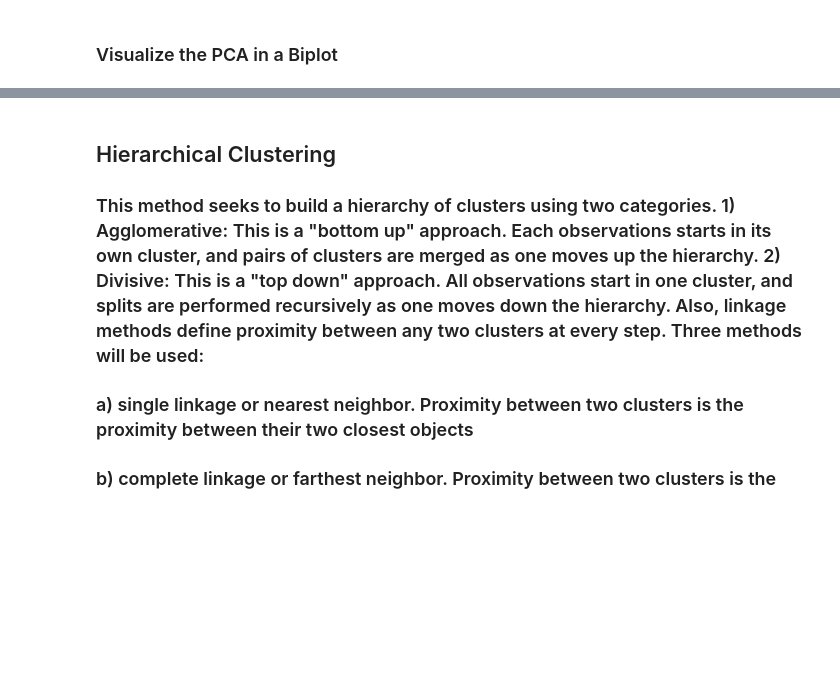
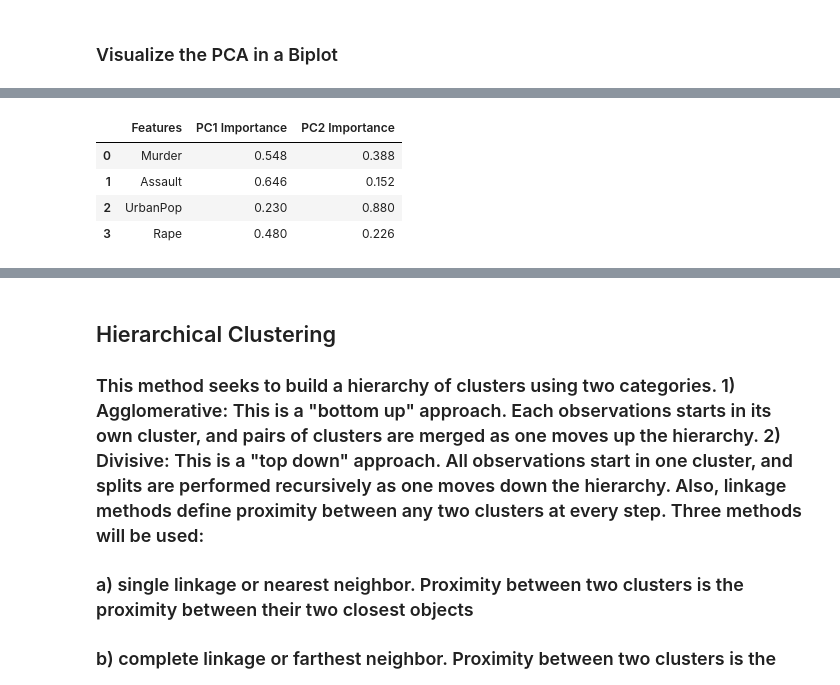
Before and after one commit to ZenJB/Capstone-Project-USArrests, a Jupyter notebook: USArrests_PCA.ipynb, the cells around one changed output, grey strips where cells are left out. Saved outputs shown, nothing was run; the diff lists cells and outputs as text; code cells hidden in the pictures; blank space fills up the shorter version.

```diff
--- a/USArrests_PCA.ipynb
+++ b/USArrests_PCA.ipynb
@@ -215,0 +227,18 @@ biplot(PC,
+# %%
+# Feature importance
+pd.set_option('display.float_format', lambda x: '%.3f' % x) #change precision to see more decimal places
+
+pc1 = abs( pca.components_[0] ) #components x features - access at index 0 to get the first component
+pc2 = abs( pca.components_[1] )
+
+feat_df = pd.DataFrame()
+feat_df["Features"] = list(df_scale.columns)
+feat_df["PC1 Importance"] = pc1
+feat_df["PC2 Importance"] = pc2
+feat_df
+# %% [output]
+|  | Features | PC1 Importance | PC2 Importance |
+| 0 | Murder | 0.548 | 0.388 |
+| 1 | Assault | 0.646 | 0.152 |
+| 2 | UrbanPop | 0.230 | 0.880 |
+| 3 | Rape | 0.480 | 0.226 |
```
Also changed, not shown: parts of 18 cells of this notebook, 3 other files.
